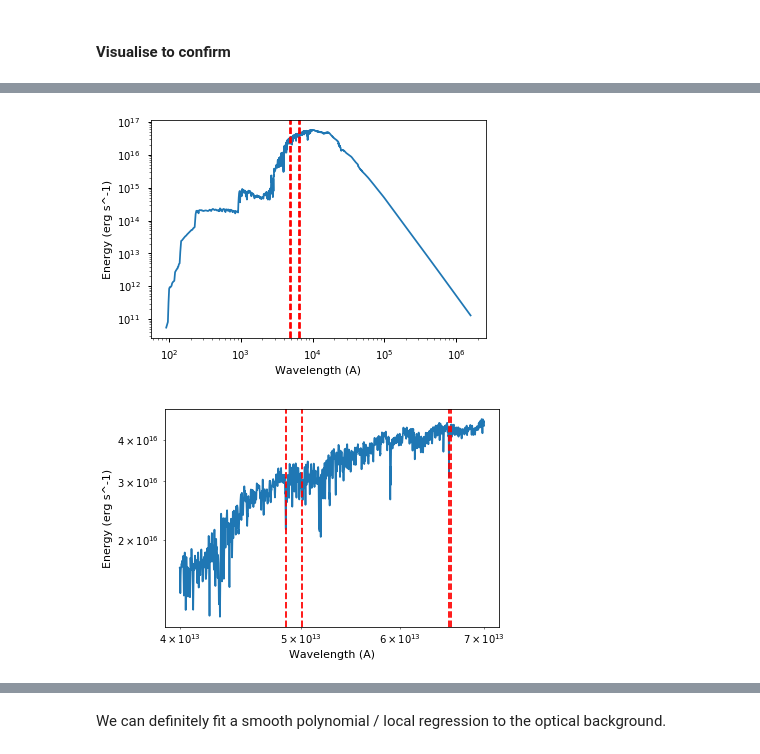
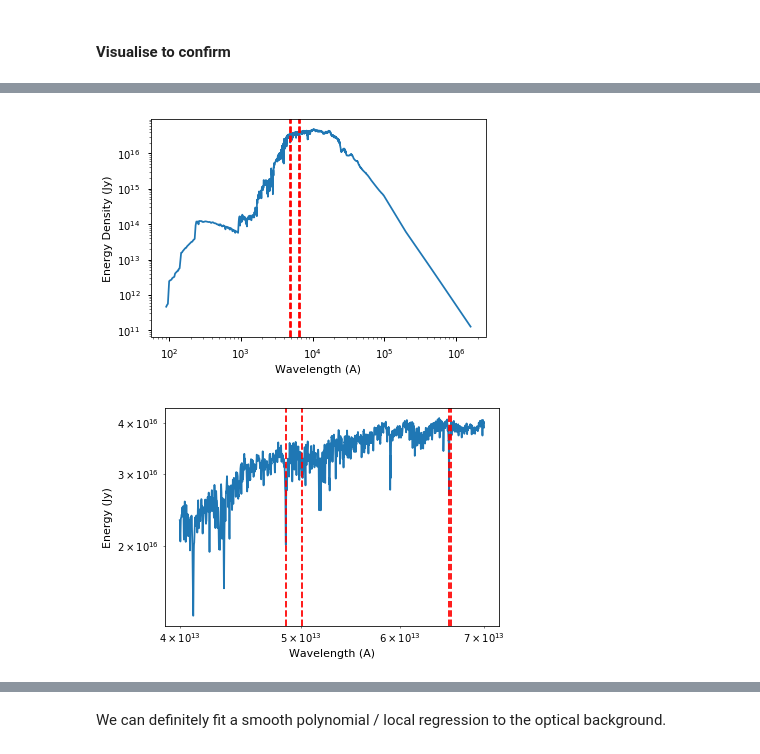
Before and after one commit to mwalmsley/find_agn, a Jupyter notebook: agn-spectral-energy.ipynb, the cells around one changed output, grey strips where cells are left out. Cells and saved outputs as stored; diff of their text form; code cells hidden in the pictures.

Commit message:
spectral fitting mostly works

```diff
--- a/agn-spectral-energy.ipynb
+++ b/agn-spectral-energy.ipynb
@@ -263,7 +294,7 @@ sample_galaxy = starforming.iloc[0]
 # %%
 ezgal_model_dir = 'models/ezgal_models'
 
-reference_model_loc = 'test_figures/bc03_ssp_z_0.02_salp.model'  # ssp will be overridden
+reference_model_loc = 'models/ezgal_models/bc03_ssp_z_0.05_salp.model'  # ssp will be overridden
 
 model_loc = reference_model_loc
 # model_loc = os.path.join(ezgal_model_dir, '{}_{}_z_{}_{}.fits'.format(modelset, sfh, met, imf))
@@ -297,7 +328,7 @@ dual_burst = star_formation.dual_burst_sfh(
 # %%
 save_dir = 'saved_templates'
 # %%
-new_model = False
+new_model = True
 if new_model:
     model = ezgal_wrapper.get_model(model_loc, dual_burst)  # 15 mins to calculate
     mass = 1.  # do not rescale, leave as 1 Msun stellar population
@@ -317,29 +367,30 @@ plot_template(discrete_sed, continuum)
 # %%
-galaxy['z'] = 0.05
+galaxy['z'] = 0.
 # %%
 continuum = ezgal_wrapper.get_normalised_model_continuum(model, galaxy, observed=True)
 rest_continuum = ezgal_wrapper.get_normalised_model_continuum(model, galaxy, observed=False)
 # %%
-spectra = pd.DataFrame(data={'wavelength': rest_continuum['wavelength'] * 1e10, 'energy': rest_continuum['energy']})
+spectra = pd.DataFrame(data=rest_continuum)
+spectra['wavelength'] = spectra['wavelength'] * 1e10
 spectra['log_wavelength'] = np.log10(spectra['wavelength'])
-spectra['log_energy'] = np.log10(spectra['energy'])
+spectra['log_energy'] = np.log10(spectra['energy_density'])
 # %%
-plt.loglog(spectra['wavelength'], spectra['energy'])
-plt.ylabel('Energy (erg s^-1)')
+plt.loglog(spectra['wavelength'], spectra['energy_density'])
+plt.ylabel('Energy Density (Jy)')
 plt.xlabel('Wavelength (A)')
 for line in np.array([4861, 5006, 6562, 6583]):
     plt.axvline(line, color='r', linestyle='--')
 # %% [output]
-[figure, old version]
+[figure, new version]
 # %%
 optical_spectra = spectra[
     (spectra['wavelength'] > 4000) &
     (spectra['wavelength'] < 7000)
 ]
-plt.loglog(optical_spectra['wavelength'] * 1e10, optical_spectra['energy'])
-plt.ylabel('Energy (erg s^-1)')
+plt.loglog(optical_spectra['wavelength'] * 1e10, optical_spectra['energy_density'])
+plt.ylabel('Energy (Jy)')
 plt.xlabel('Wavelength (A)')
 for line in np.array([4861, 5006, 6562, 6583]) * 1e10:
     plt.axvline(line, color='r', linestyle='--')
 # %% [output]
-[figure, old version]
+[figure, new version]
```
Also changed, not shown: parts of 35 cells of this notebook, 13 other files.
